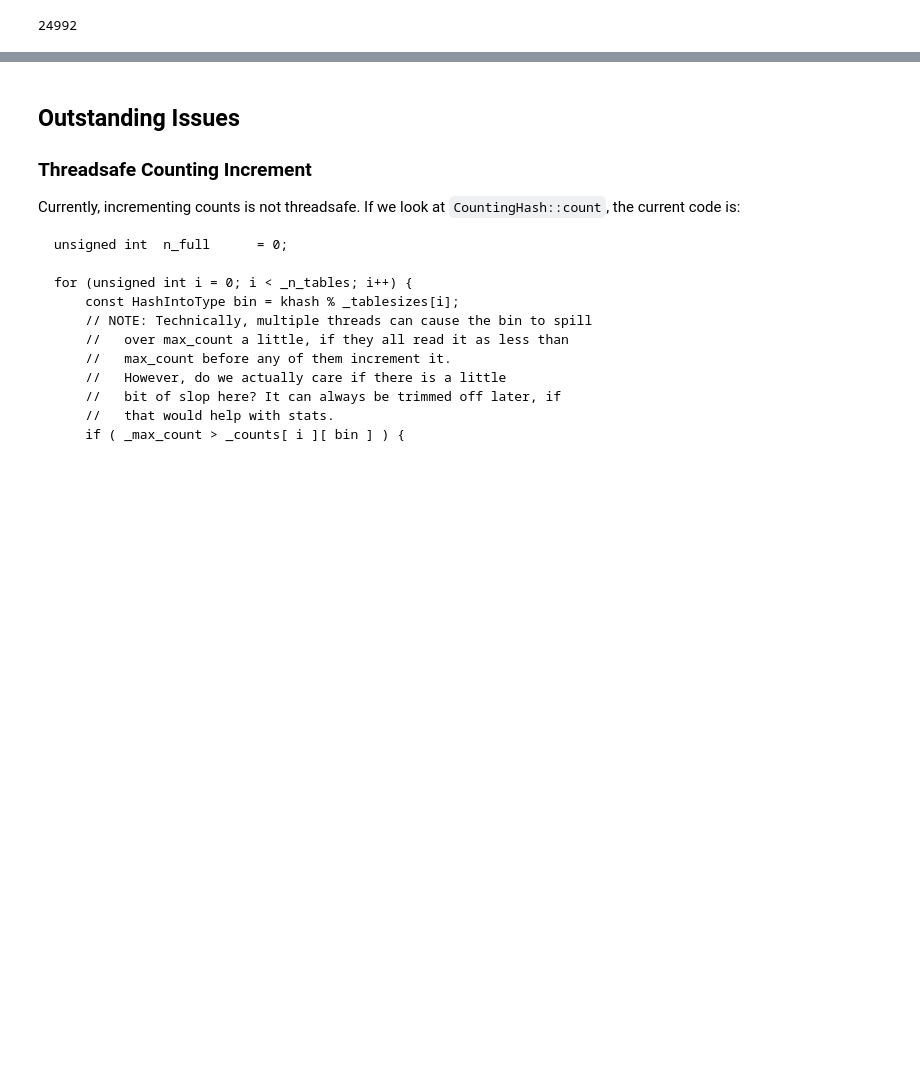
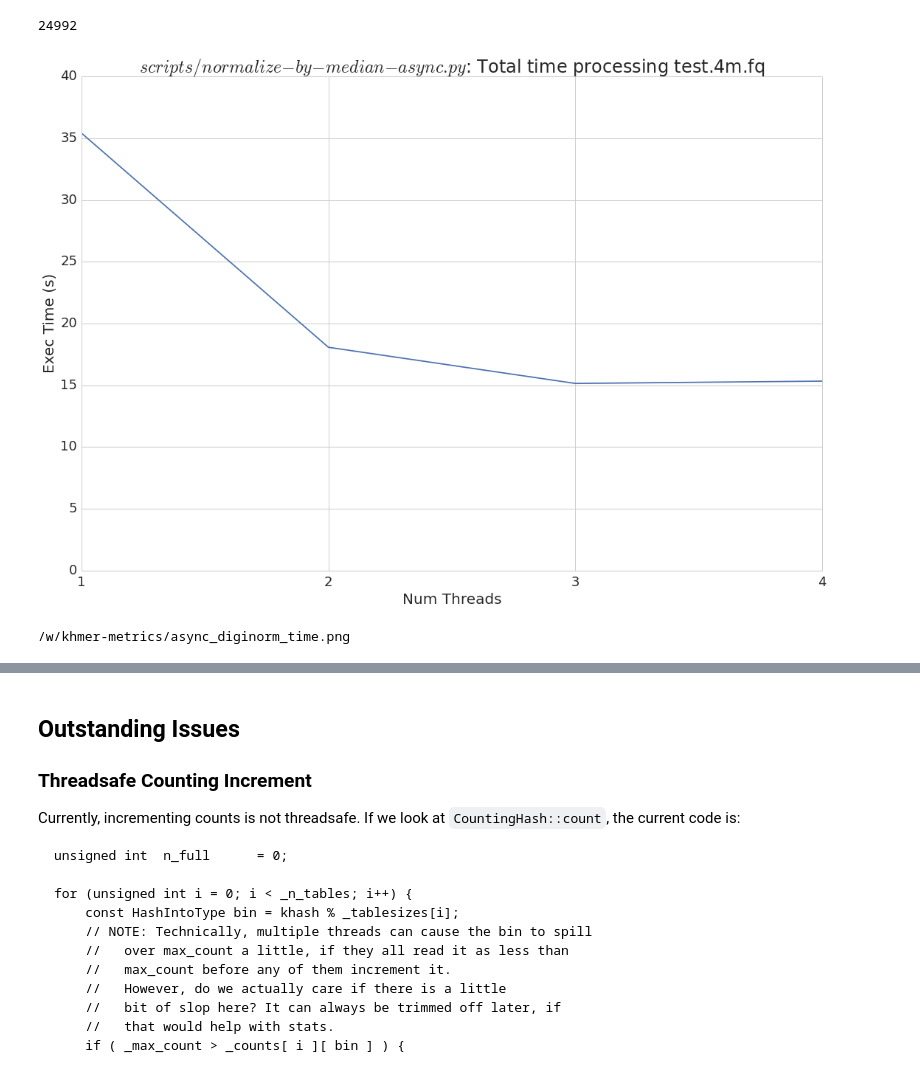
Before and after one commit to camillescott/khmer-metrics, a Jupyter notebook: khmer_parallel_metrics.ipynb, the cells around one changed output, grey strips where cells are left out. Drawn from its saved outputs; the diff is of its cells as text; code cells hidden in the pictures; blank space fills up the shorter version.

Commit message:
Add new graphs, results

```diff
--- a/khmer_parallel_metrics.ipynb
+++ b/khmer_parallel_metrics.ipynb
@@ -421,3 +426,19 @@ for match in p.finditer(output.stdout):
 max(vals)
 # %% [output]
 24992
+# %%
+asd_res = pd.read_table('res.txt', delim_whitespace=True, header=False, names=['np', 'time', 'x', 'y', 'z'])
+# %%
+with peasoup.plot.FigManager('async_diginorm_time', figsize=norm_size, show=True,
+                             tight_layout=False) as (fig, ax):
+
+    _ = asd_res.groupby('np').mean().time.plot(ax=ax)
+    ax.set_ylabel('Exec Time (s)')
+    ax.set_xlabel('Num Threads')
+    ax.set_title('$scripts/normalize-by-median-async.py$: Total time processing test.4m.fq')
+    ax.set_ylim(bottom=0)
+    ax.set_xticks(range(1,5))
+FileLink('async_diginorm_time.png')
+# %% [output]
+[figure, added]
+/w/khmer-metrics/async_diginorm_time.png
```
Also changed, not shown: parts of 7 cells of this notebook, 8 other files.
